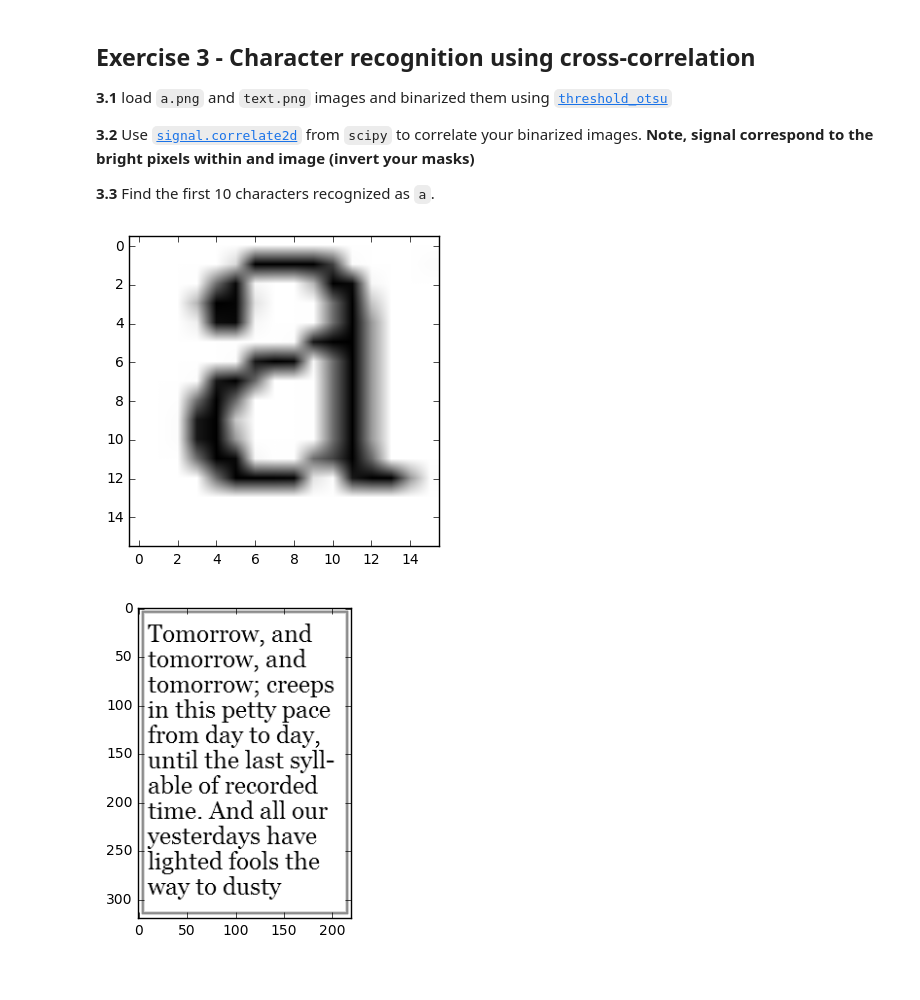
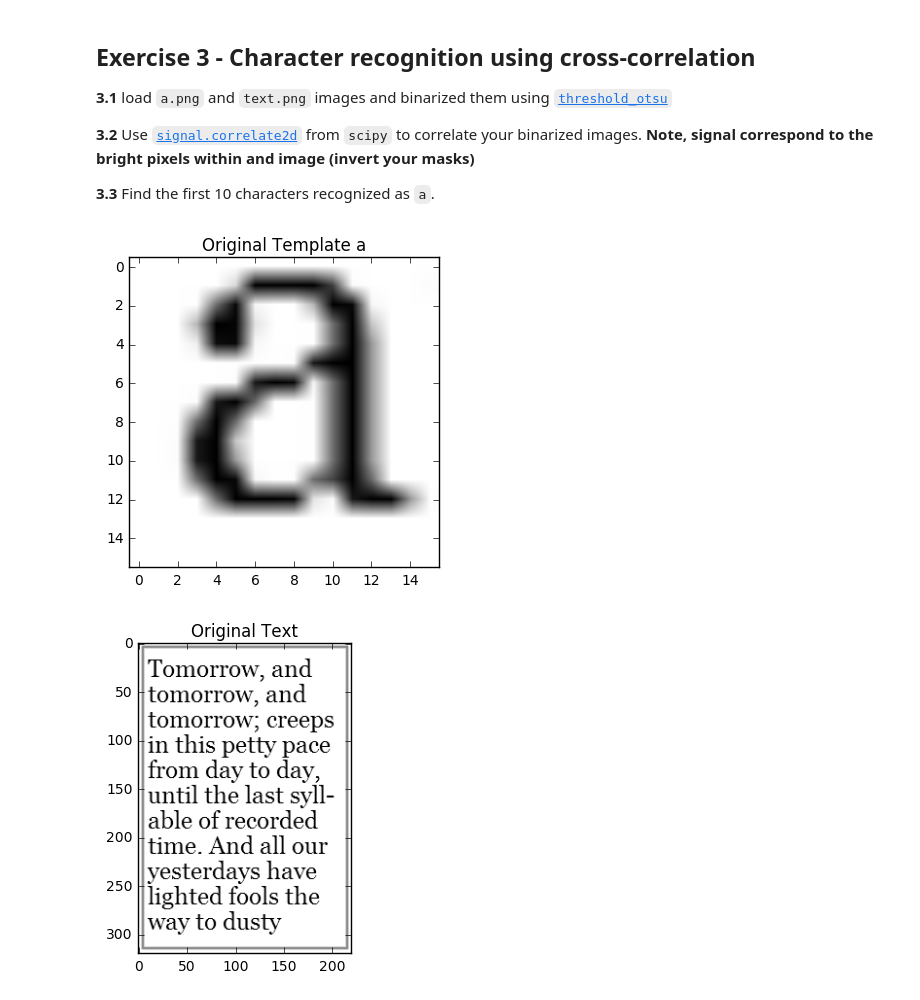
Before and after one commit to alphadadajuju/DSP-TP-1617, a Jupyter notebook: Lab3/python/Lab3.ipynb, the cells around one changed output. Drawn from its saved outputs; the diff is of its cells as text; code cells hidden in the pictures.

```diff
--- a/Lab3/python/Lab3.ipynb
+++ b/Lab3/python/Lab3.ipynb
@@ -89,9 +89,11 @@ def exp(n=0, N=20):
 
 
 x = np.array([1, 2, 3, 4])
-h = np.array([2, 1])
-#h = exp(0)
+#h = np.array([-1,1])
+#dirac, step and exponential all tested (with and/or without shifts)
+h = dirac(0)
 y = conv_fn(x, h)
 print (y)
+#Build-in convolution 1d function for result comparison
 print (np.convolve(x, h))
 # %% [output]
@@ -175,6 +181,7 @@ a_im= img_as_float(a_im)
 
 plt.figure()
 plt.imshow(a_im, cmap=cm.Greys_r)
+plt.title('Original Template a')
 plt.show()
 
 Path = '../images/'
@@ -184,6 +191,7 @@ t_im = img_as_float(t_im)
 
 plt.figure()
 plt.imshow(t_im, cmap=cm.Greys_r)
+plt.title('Original Text')
 plt.show()
 
 s = threshold_otsu(a_im)
@@ -193,36 +201,36 @@ for i in range (a_im.shape[0]):
             a_im[i,j] = 0
         else:
             a_im[i,j] =1
 
 
 s = threshold_otsu(t_im)
 for i in range (t_im.shape[0]):
     for j in range (t_im.shape[1]):
         if t_im[i,j] > s:
             t_im[i,j] = 0
         else:
             t_im[i,j] =1
 
 
 corr = signal.correlate2d(t_im,a_im, 'same', 'symm')
 
 fig, (ax_orig, ax_template, ax_corr) = plt.subplots(3, 1,figsize=(6, 15))
 
-
 ax_template.imshow(a_im, cmap='gray')
-ax_template.set_title('Template a')
+ax_template.set_title('Binary Template a')
 ax_template.set_axis_off()
 ax_corr.imshow(corr, cmap='gray')
 ax_corr.set_title('Cross-correlation')
 ax_corr.set_axis_off()
 ax_orig.imshow(t_im, cmap='gray')
-ax_orig.set_title('Original Text')
+ax_orig.set_title('Binary Original Text with Ten a found')
 ax_orig.set_axis_off()
 
 for count in range (0, 10):
     y, x = np.unravel_index(np.argmax(corr), corr.shape)
-    ax_orig.plot(x, y, 'r*')
+    ax_orig.plot(x, y, 'ro')
+    #Alter this score so that the position corresponding to the next highest correlation will be returned in the next iteration
     corr[y, x] = 0
 # %% [output]
-[figure, old version]
+[figure, new version]
-[figure, old version]
+[figure, new version]
```
Also changed, not shown: parts of 4 cells of this notebook.
